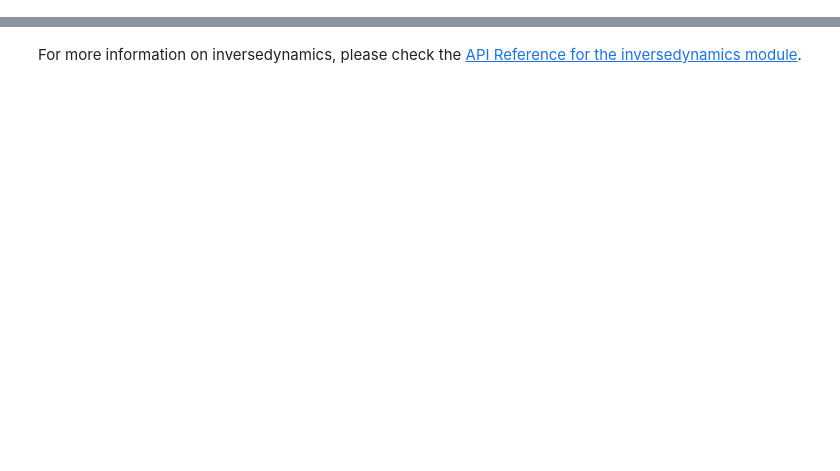
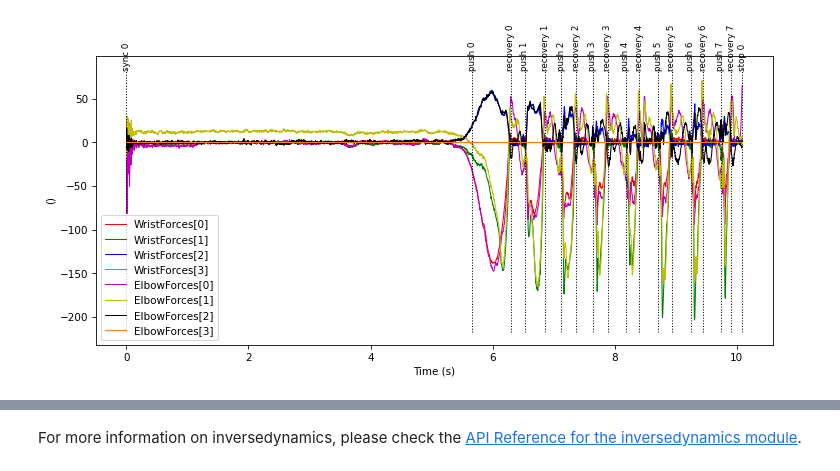
Before and after one commit to kineticstoolkit/kineticstoolkit, a Jupyter notebook: doc/inversedynamics.ipynb, the cells around one changed output, grey strips where cells are left out. Cells and saved outputs as stored; diff of their text form; code cells hidden in the pictures; blank space fills up the shorter version.

```diff
--- a/doc/inversedynamics.ipynb
+++ b/doc/inversedynamics.ipynb
@@ -111,0 +282,6 @@ new_ts.plot(['ProximalForces', 'ProximalMoments'])
+# %%
+inertial_constants = ktk.inversedynamics.get_anthropometrics(
+    segment_name='Forearm',
+    total_mass=80)
+
+inertial_constants
@@ -111,0 +297,32 @@ new_ts.plot(['ProximalForces', 'ProximalMoments'])
+# %%
+# Create an empty TimeSeries
+ts = ktk.TimeSeries(time=kinetics.time, events=kinetics.events)
+
+# Add the kinetics data to this TimeSeries
+ts.data['DistalForces'] = ts_all.data['WristForces']
+ts.data['DistalMoments'] = ts_all.data['WristMoments']
+
+# Add the kinematics data to this TimeSeries.
+ts.data['ForceApplicationPosition'] = ts_all.data['RadialStyloidR']
+ts.data['DistalJointPosition'] = ts_all.data['RadialStyloidR']
+ts.data['ProximalJointPosition'] = ts_all.data['ElbowR']
+
+# Calculate the COM position and acceleration
+ts = ktk.inversedynamics.calculate_com_position(ts, inertial_constants)
+ts = ktk.inversedynamics.calculate_com_acceleration(ts, 'butter', fc=10)
+
+# Calculate the segment's angle, angular velocity and angular acceleration
+ts = ktk.inversedynamics.calculate_segment_angles(ts)
+ts = ktk.inversedynamics.calculate_segment_rotation_rates(ts, 'butter', fc=10)
+
+# Calculate the proximal forces and moments
+ts = ktk.inversedynamics.calculate_proximal_wrench(ts, inertial_constants)
+
+# Add the calculated forces and moments to ts_all
+ts_all.data['ElbowForces'] = ts.data['ProximalForces']
+ts_all.data['ElbowMoments'] = ts.data['ProximalMoments']
+
+# Compare the wrist forces to the elbow forces
+ts_all.plot(['WristForces', 'ElbowForces'])
+# %% [output]
+[figure, added]
```
Also changed, not shown: parts of 49 cells of this notebook, 37 other files.
